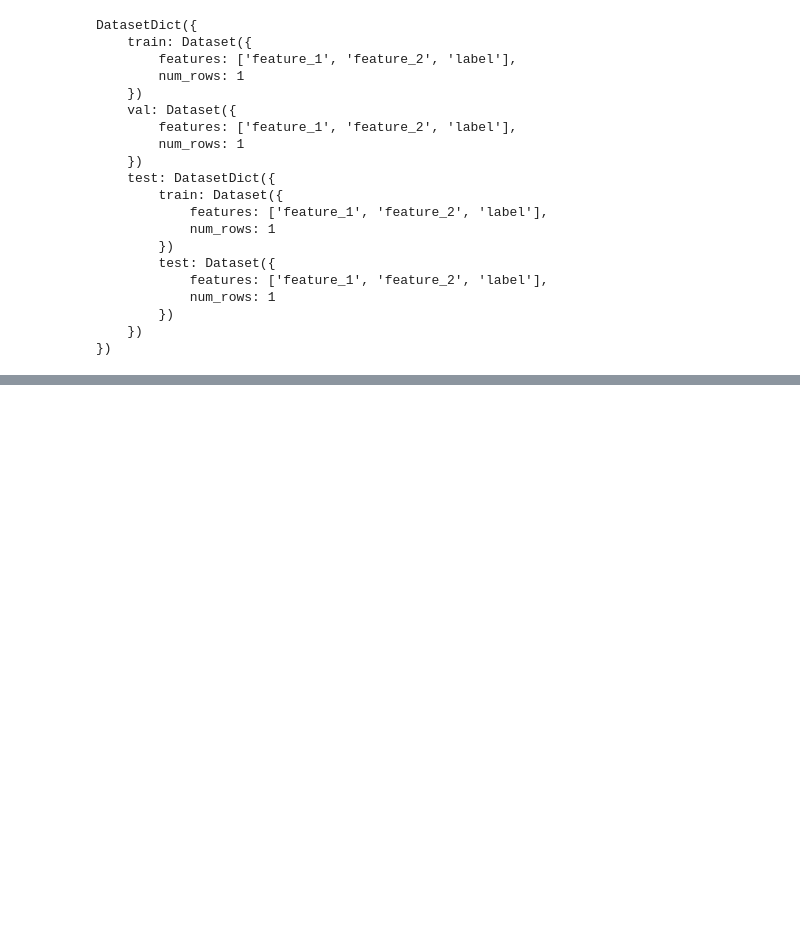
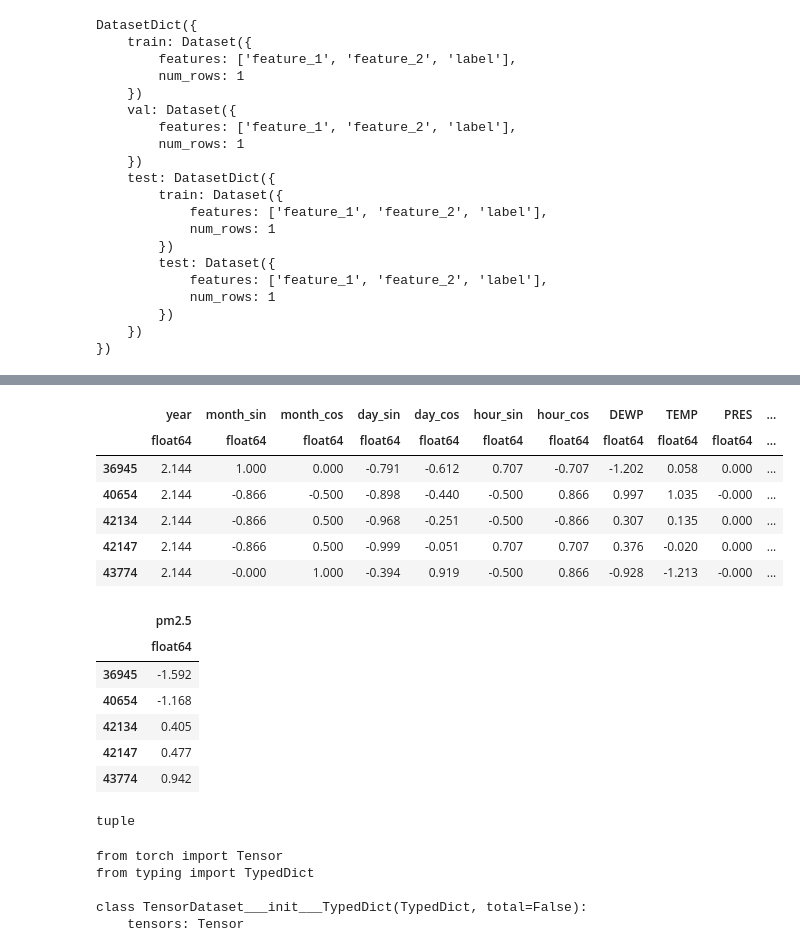
Before and after one commit to akseldkw07/kretsinger, a Jupyter notebook: kret_torch_utils/notebooks/torch_datasets.ipynb, the cells around one changed output, grey strips where cells are left out. Drawn from its saved outputs; the diff is of its cells as text; code cells hidden in the pictures; blank space fills up the shorter version.

Commit message:
wip Added: - __init__.py - constants_polars.py Modified: - backup_log.txt - __init__.py - constants_FINAL.py - sklearn_nb_imports.py - UTILS_torch.py - constants_torch.py - torch_datasets.ipynb

```diff
--- a/kret_torch_utils/notebooks/torch_datasets.ipynb
+++ b/kret_torch_utils/notebooks/torch_datasets.ipynb
@@ -177,0 +304,17 @@ Features: {'sentence': Value('string'), 'label': ClassLabel(names=['unacceptable
+# %%
+UKS_NP_PD.dtt([X_test_cleaned, y_test_cleaned])
+# %% [output]
+|  | year | month_sin | month_cos | day_sin | day_cos | hour_sin | hour_cos | DEWP | TEMP | PRES | ... |
+|  | float64 | float64 | float64 | float64 | float64 | float64 | float64 | float64 | float64 | float64 | ... |
+| 36945 | 2.144 | 1.000 | 0.000 | -0.791 | -0.612 | 0.707 | -0.707 | -1.202 | 0.058 | 0.000 | ... |
+| 40654 | 2.144 | -0.866 | -0.500 | -0.898 | -0.440 | -0.500 | 0.866 | 0.997 | 1.035 | -0.000 | ... |
+| 42134 | 2.144 | -0.866 | 0.500 | -0.968 | -0.251 | -0.500 | -0.866 | 0.307 | 0.135 | 0.000 | ... |
+| 42147 | 2.144 | -0.866 | 0.500 | -0.999 | -0.051 | 0.707 | 0.707 | 0.376 | -0.020 | 0.000 | ... |
+| 43774 | 2.144 | -0.000 | 1.000 | -0.394 | 0.919 | -0.500 | 0.866 | -0.928 | -1.213 | -0.000 | ... |
+|  | pm2.5 |
+|  | float64 |
+| 36945 | -1.592 |
+| 40654 | -1.168 |
+| 42134 | 0.405 |
+| 42147 | 0.477 |
+| 43774 | 0.942 |
@@ -177,0 +325,12 @@ Features: {'sentence': Value('string'), 'label': ClassLabel(names=['unacceptable
+# %%
+type(tensor_ds[0])
+# %% [output]
+tuple
+# %%
+UKS_TH_UTILS.func_to_typed_dict(TensorDataset.__init__)
+# %% [output]
+from torch import Tensor
+from typing import TypedDict
+
+class TensorDataset___init___TypedDict(TypedDict, total=False):
+    tensors: Tensor
```
Also changed, not shown: parts of 29 cells of this notebook, 8 other files.
